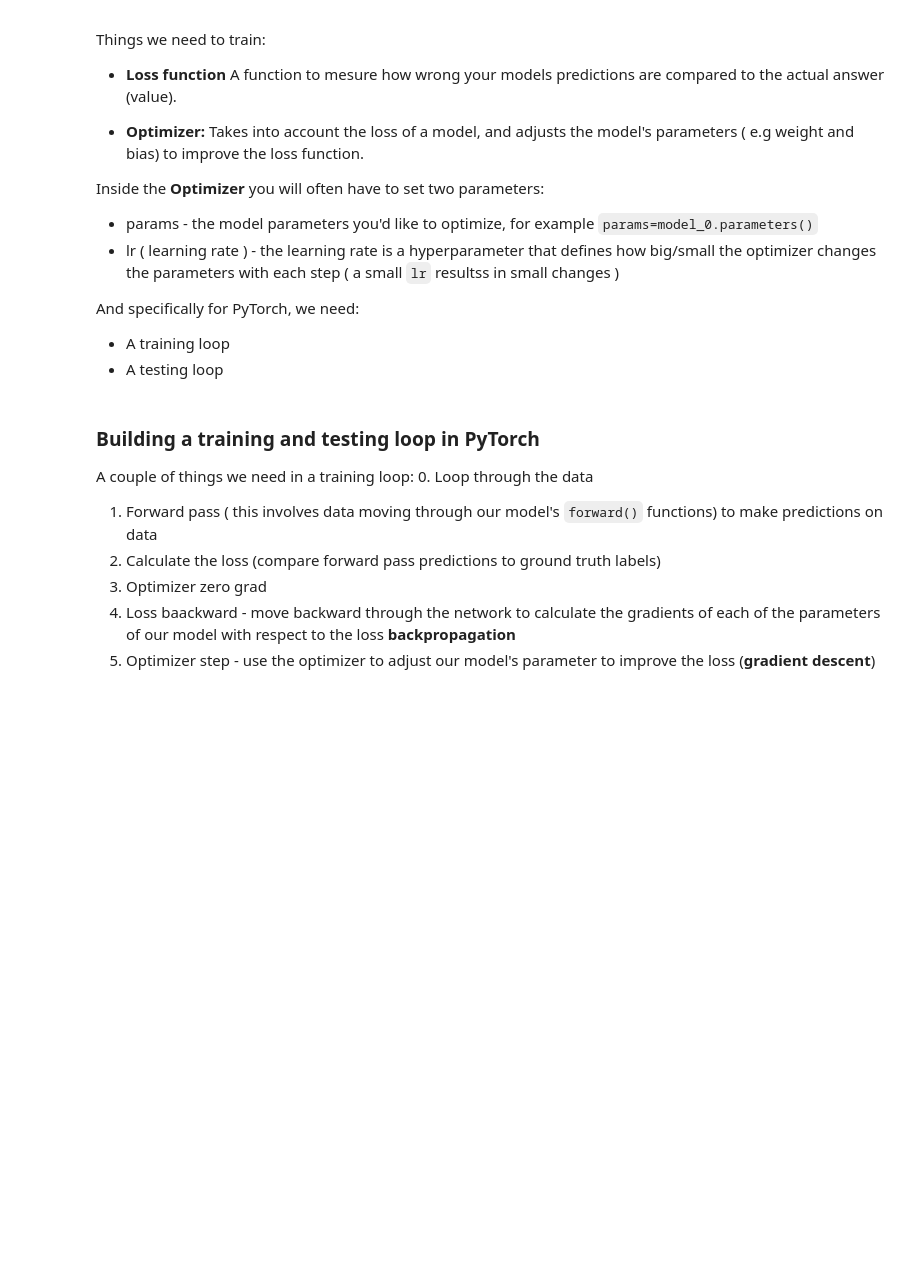
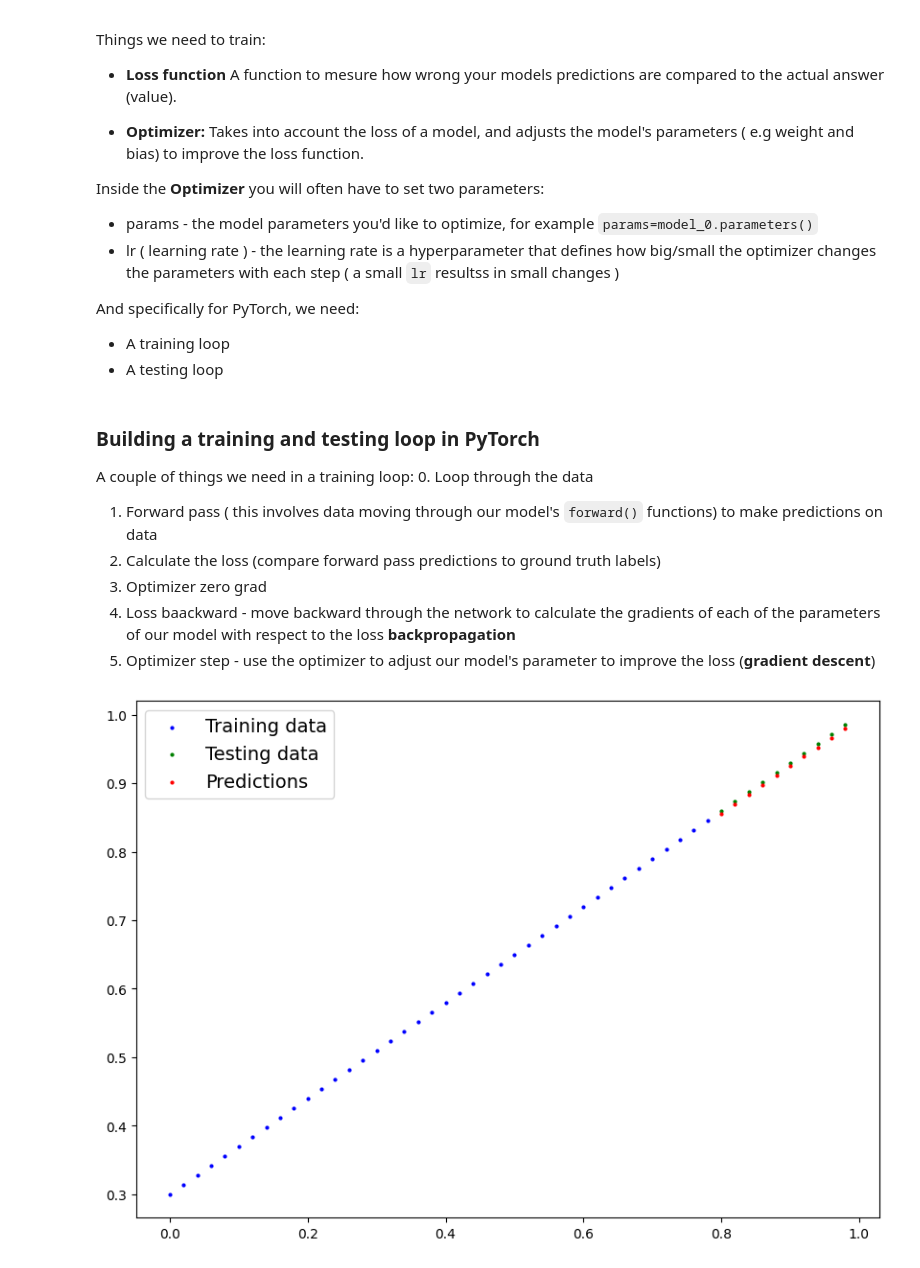
Before and after one commit to Sebastian-Constantin-Iacob/learning_pytorch, a Jupyter notebook: PyTorch_workflow.ipynb, the cells around one changed output. Saved outputs shown, nothing was run; the diff lists cells and outputs as text; code cells hidden in the pictures; blank space fills up the shorter version.

```diff
--- a/PyTorch_workflow.ipynb
+++ b/PyTorch_workflow.ipynb
@@ -250,7 +250,7 @@ A couple of things we need in a training loop:
 5. Optimizer step - use the optimizer to adjust our model's parameter to improve the loss (**gradient descent**)
 # %%
 # An epoch is one loop through the data... ( this is a hyperparameter, because we set it our selfes)
-epochs = 1
+epochs = 1000
 
 # 0. Loop through the data
 for epoch in range(epochs):
@@ -273,3 +273,12 @@ for epoch in range(epochs):
   optimizer.step() # by default how the optimizer changes will acumulate through the loop. We have to 0 them again at the begining of a new loop ( step 3 )
 
   model_0.eval() # Turns off gradient tracking
+# %%
+# Make predictions with model
+with torch.inference_mode():
+  y_preds = model_0(X_test)
+
+y_preds
+plot_predictions(predictions=y_preds)
+# %% [output]
+[figure, added]
```
Also changed, not shown: parts of 1 cell of this notebook.
